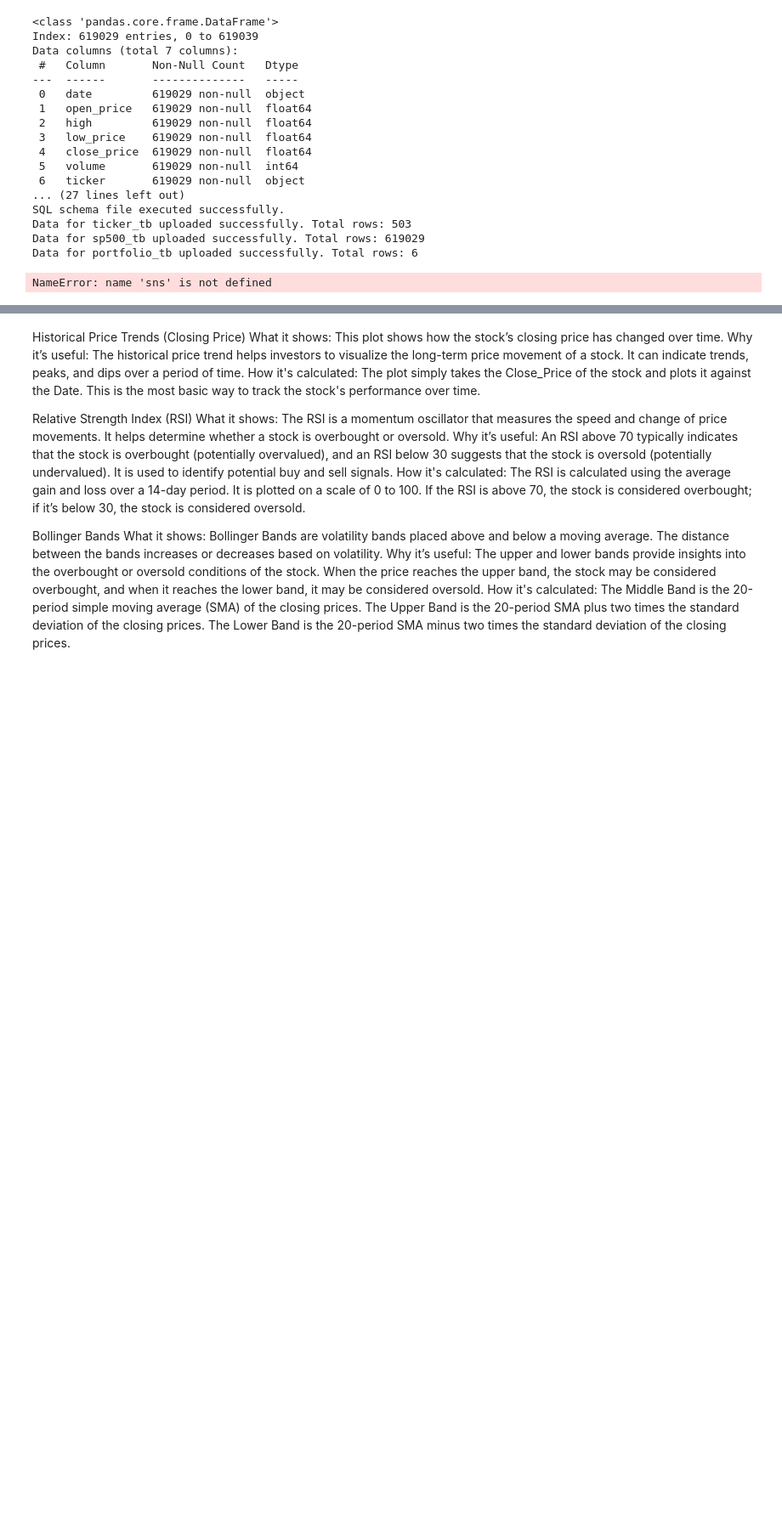
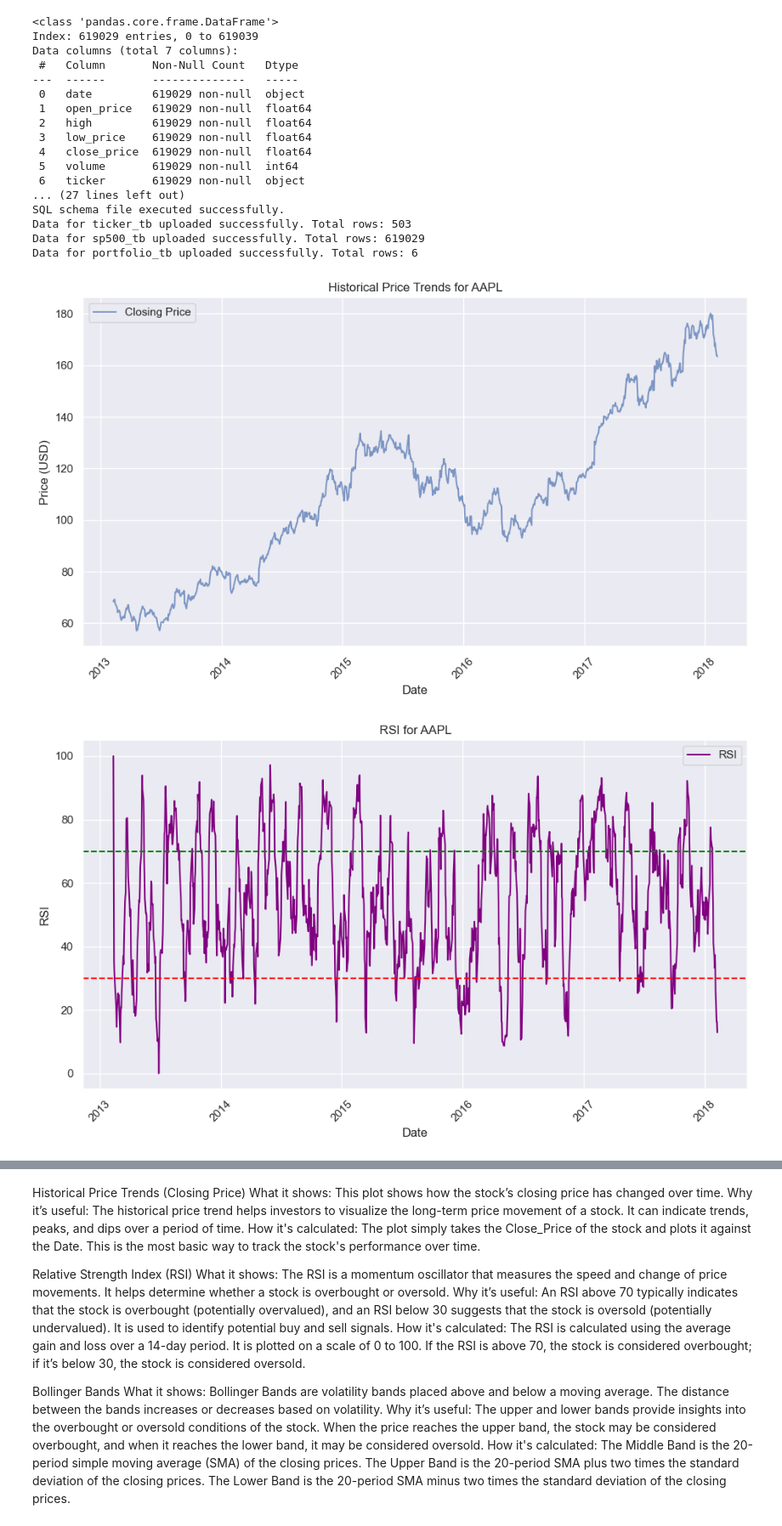
Before and after one commit to Saurabh-Lakhanpal/stocks-dashboard, a Jupyter notebook: Backend/endpoint/Stocks_dashborad_ETL.ipynb, the cells around one changed output, grey strips where cells are left out. Shown at 85% size. Saved outputs shown, nothing was run; the diff lists cells and outputs as text; code cells hidden in the pictures; blank space fills up the shorter version.

```diff
--- a/Backend/endpoint/Stocks_dashborad_ETL.ipynb
+++ b/Backend/endpoint/Stocks_dashborad_ETL.ipynb
@@ -256,24 +255,33 @@ Data for ticker_tb uploaded successfully. Total rows: 503
 Data for sp500_tb uploaded successfully. Total rows: 619029
 Data for portfolio_tb uploaded successfully. Total rows: 6
 # %%
+import pandas as pd
+import matplotlib.pyplot as plt
+import seaborn as sns
+import plotly.graph_objects as go
+
+
 # Set the style for the plots
 sns.set(style="darkgrid")
 
 # Function to plot historical price trends, volatility, moving averages, etc., for a given ticker
 def plot_stock_analysis(ticker):
     # Load stock data for the selected ticker
-    stock_data = cleaned_df[cleaned_df['Ticker'] == ticker]
+    stock_data = cleaned_df[cleaned_df['ticker'] == ticker]
 
     if stock_data.empty:
         print(f"No data found for ticker: {ticker}")
         return
 
     # Ensure the data is sorted by date
-    stock_data = stock_data.sort_values(by='Date')
+    stock_data = stock_data.sort_values(by='date')
+
+    # Calculate daily returns
+    stock_data['daily_return'] = stock_data['close_price'].pct_change()
 
     # Historical Price Trends show the overall price movement.
-    plt.figure(figsize=(10,6))
-    plt.plot(stock_data['Date'], stock_data['Close_Price'], label='Closing Price', color='b', alpha=0.7)
+    plt.figure(figsize=(10, 6))
+    plt.plot(stock_data['date'], stock_data['close_price'], label='Closing Price', color='b', alpha=0.7)
     plt.title(f"Historical Price Trends for {ticker}")
     plt.xlabel('Date')
     plt.ylabel('Price (USD)')
@@ -292,41 +300,57 @@ def plot_stock_analysis(ticker):
         rs = avg_gain / avg_loss
         rsi = 100 - (100 / (1 + rs))
         return rsi
 
-    stock_data['RSI'] = compute_rsi(stock_data['Close_Price'])
+    stock_data['RSI'] = compute_rsi(stock_data['close_price'])
 
-    plt.figure(figsize=(10,6))
-    plt.plot(stock_data['Date'], stock_data['RSI'], label='RSI', color='purple')
+    plt.figure(figsize=(10, 6))
+    plt.plot(stock_data['date'], stock_data['RSI'], label='RSI', color='purple')
     plt.axhline(30, color='red', linestyle='--')
     plt.axhline(70, color='green', linestyle='--')
     plt.title(f"RSI for {ticker}")
     plt.xlabel('Date')
     plt.ylabel('RSI')
     plt.xticks(rotation=45)
     plt.legend()
     plt.tight_layout()
     plt.show()
 
     # Bollinger Bands provide a measure of volatility and potential overbought/oversold signals.
-    rolling_mean = stock_data['Close_Price'].rolling(window=20).mean()
-    rolling_std = stock_data['Close_Price'].rolling(window=20).std()
+    rolling_mean = stock_data['close_price'].rolling(window=20).mean()
+    rolling_std = stock_data['close_price'].rolling(window=20).std()
     stock_data['Bollinger_Upper'] = rolling_mean + (rolling_std * 2)
     stock_data['Bollinger_Lower'] = rolling_mean - (rolling_std * 2)
 
-    plt.figure(figsize=(10,6))
-    plt.plot(stock_data['Date'], stock_data['Close_Price'], label='Close Price', color='blue', alpha=0.7)
-    plt.plot(stock_data['Date'], stock_data['Bollinger_Upper'], label='Upper Band', color='red', linestyle='--')
-    plt.plot(stock_data['Date'], stock_data['Bollinger_Lower'], label='Lower Band', color='red', linestyle='--')
+    plt.figure(figsize=(10, 6))
+    plt.plot(stock_data['date'], stock_data['close_price'], label='Close Price', color='blue', alpha=0.7)
+    plt.plot(stock_data['date'], stock_data['Bollinger_Upper'], label='Upper Band', color='red', linestyle='--')
+    plt.plot(stock_data['date'], stock_data['Bollinger_Lower'], label='Lower Band', color='red', linestyle='--')
     plt.title(f"Bollinger Bands for {ticker}")
     plt.xlabel('Date')
     plt.ylabel('Price (USD)')
     plt.xticks(rotation=45)
     plt.legend()
     plt.tight_layout()
     plt.show()
 
+
+    # Drawdown Chart Using cumulative returns for drawdown
+    stock_data['Cumulative_Returns'] = (1 + stock_data['daily_return']).cumprod()
+    stock_data['Drawdown'] = stock_data['Cumulative_Returns'] - stock_data['Cumulative_Returns'].cummax()
+
+    plt.figure(figsize=(10, 6))
+    plt.fill_between(stock_data['date'], stock_data['Drawdown'], color='red', alpha=0.6)
+    plt.title(f"Drawdown for {ticker}")
+    plt.xlabel('Date')
+    plt.ylabel('Drawdown')
+    plt.xticks(rotation=45)
+    plt.tight_layout()
+    plt.show()
+
+
 # Example usage: Allow the user to input/select the ticker
-ticker_input = input("Enter a ticker symbol (e.g., AAPL, MSFT, TSLA): ").upper()  # Convert input to uppercase
+ticker_input = input("Enter a ticker symbol (e.g., AAPL, MSFT, NFXL): ").upper()  # Convert input to uppercase
 plot_stock_analysis(ticker_input)
 # %% [output]
-NameError: name 'sns' is not defined
+[figure, added]
+[figure, added]
```
Also changed, not shown: parts of 2 cells of this notebook.
